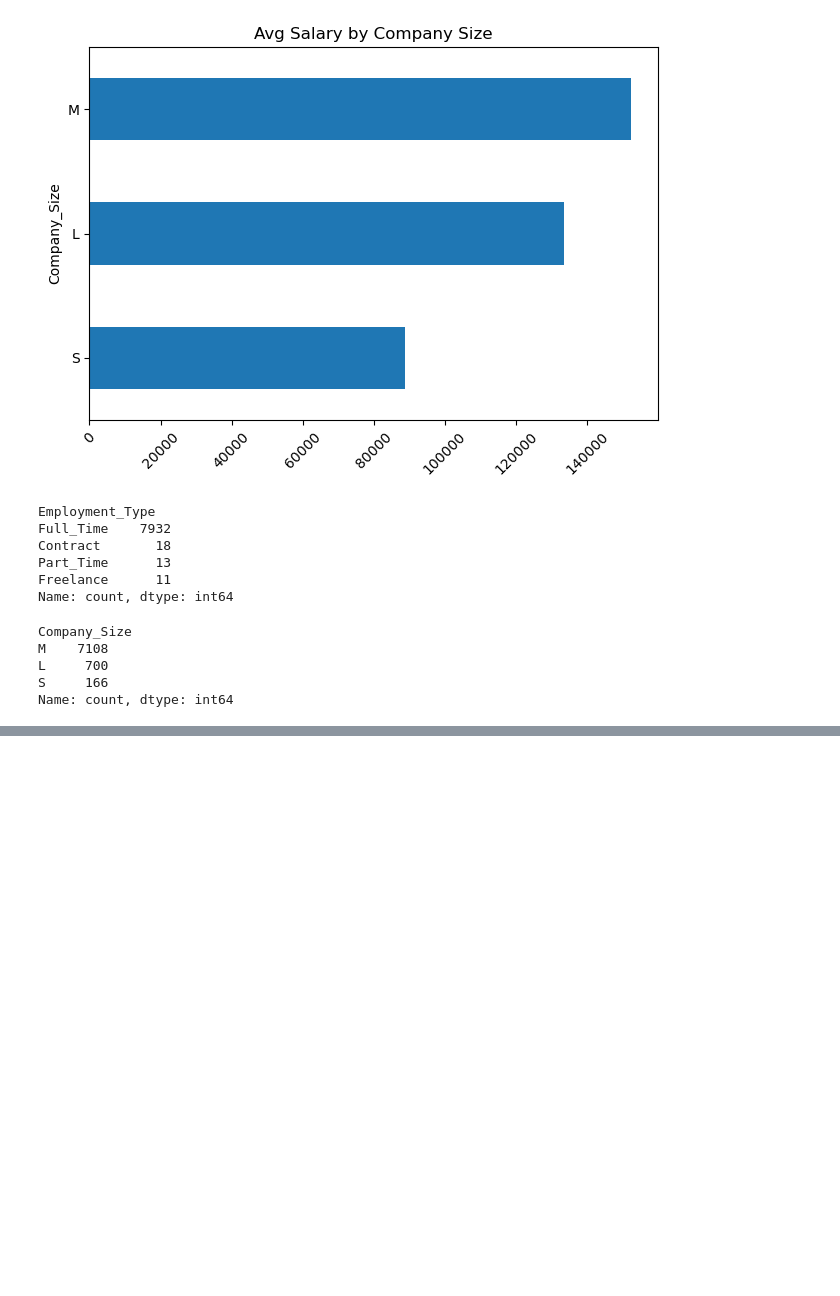
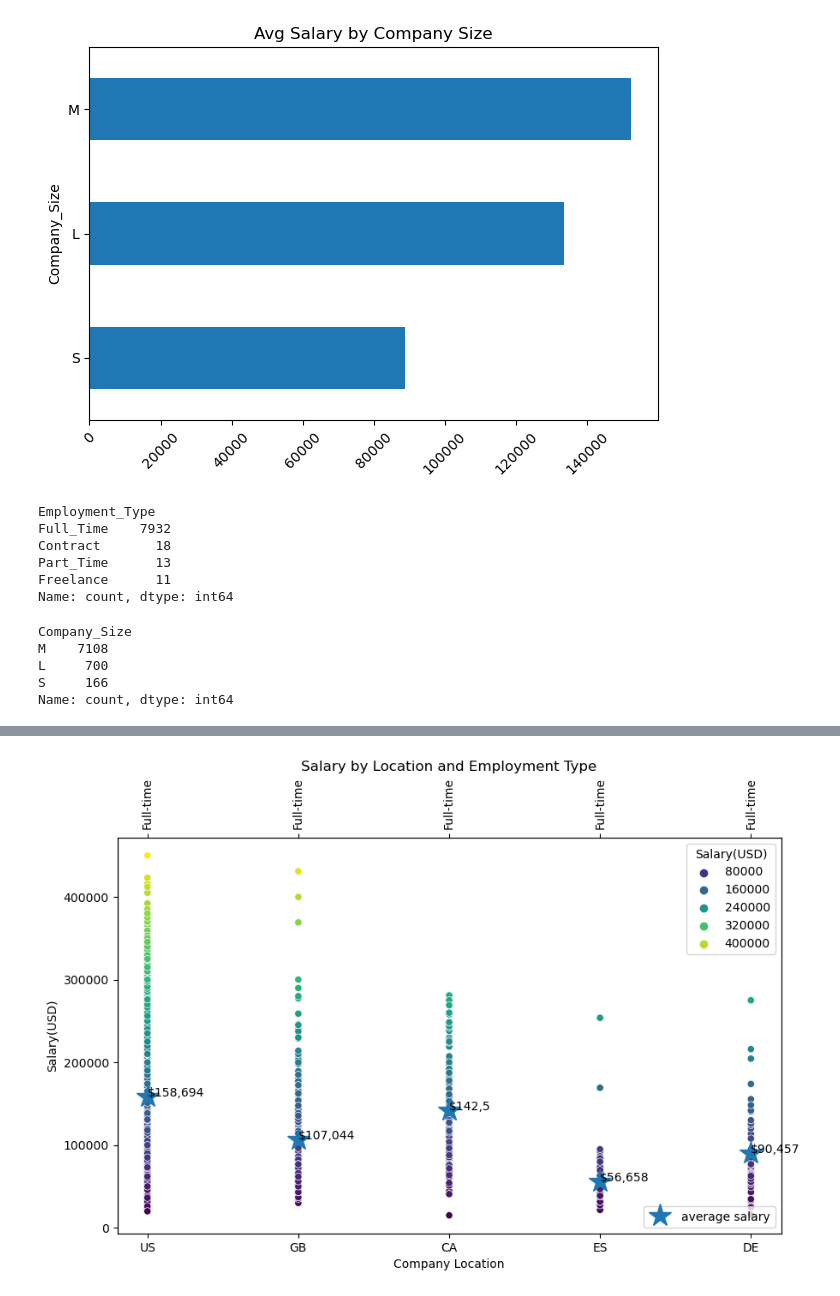
Before and after one commit to Breeze0122/project-1-Data-jobs-salary, a Jupyter notebook: Data_salary_Final.ipynb, the cells around one changed output, grey strips where cells are left out. Cells and saved outputs as stored; diff of their text form; code cells hidden in the pictures; blank space fills up the shorter version.

```diff
--- a/Data_salary_Final.ipynb
+++ b/Data_salary_Final.ipynb
@@ -390,0 +496,5 @@ Name: count, dtype: int64
+# %%
+#Create a df for the the visualization
+df_columns = ['Year_of_Employment','Experience_Level','Employment_Type','Job_Title','Salary(USD)','Employee_Residence','Remote_Status','Company_Location','Company_Size']
+data_salary_df = data_salary[df_columns].copy()
+data_salary_df.head()
@@ -390,0 +533,4 @@ Name: count, dtype: int64
+# %%
+#Select only for the visualization
+scatter_avrg = data_salary_df[['Year_of_Employment','Employment_Type','Salary(USD)','Company_Location']]
+scatter_avrg.head()
@@ -390,0 +544,7 @@ Name: count, dtype: int64
+# %%
+#Only the top 5 company location with the most employees, which are US    6817, GB     397, CA     181, ES     106, DE      72
+only_5 = scatter_avrg[scatter_avrg["Company_Location"].isin(['US','GB','CA', 'ES', 'DE'])].reset_index(drop=True)
+only_5
+
+only_5_types = data_salary_df[data_salary_df["Job_Title"].isin(['Data Engineer','Data Scientist ','Data Analyst', 'Machine Learning Enginee', 'Applied Scientist','Analytics Engineer','Data Architect', 'Data Manager','Research Engineer'])].reset_index(drop=True)
+only_5_types
@@ -390,0 +594,41 @@ Name: count, dtype: int64
+# %%
+# Create a scatter plot with 'Company_Location' on the x-axis and 'Salary(USD)' on the y-axis
+plt.figure(figsize=(10, 6))  # Set the figure size
+ax1 = sns.scatterplot(data=only_5, x='Company_Location', y='Salary(USD)', hue='Salary(USD)', palette='viridis')
+
+# Create a second x-axis
+ax2 = ax1.twiny()
+
+# Align the 'Employment_Type' labels with the corresponding 'Company_Location' values
+secondary_x_labels = only_5.groupby('Company_Location')['Employment_Type'].first().tolist()
+
+# Set the labels for the second x-axis
+ax2.set_xticks(ax1.get_xticks())
+ax2.set_xticklabels(secondary_x_labels, rotation=90)
+
+# Set the labels for the y-axis
+ax1.set(xlabel='Company Location', ylabel='Salary(USD)')
+
+# Rotate the primary x-axis labels for better readability (optional)
+plt.xticks(rotation=90)
+
+#Add extra points to point mark the average in each country
+plt.plot(['US', 'GB','CA', 'ES', 'DE'], [158694.199061, 107043.843829,142539.519337, 56658.179245, 90456.666667], marker='*', ls='none', ms=20)
+
+# Set the title
+plt.title('Salary by Location and Employment Type')
+#Legend of the mark
+average = plt.legend(["average salary"], ncol = 3 , loc = "lower right")
+
+
+# Label points with customizations
+plt.text('US',158694.199061,'$158,694',horizontalalignment='left')
+plt.text('GB',107043.843829,'$107,044',horizontalalignment='left')
+plt.text('CA',142539.519337,'$142,5',horizontalalignment='left')
+plt.text('ES',56658.179245,'$56,658',horizontalalignment='left')
+plt.text('DE',90456.666667,'$90,457',horizontalalignment='left')
+
+# Show the plot
+plt.show()
+# %% [output]
+[figure, added]
```
Also changed, not shown: parts of 20 cells of this notebook.
